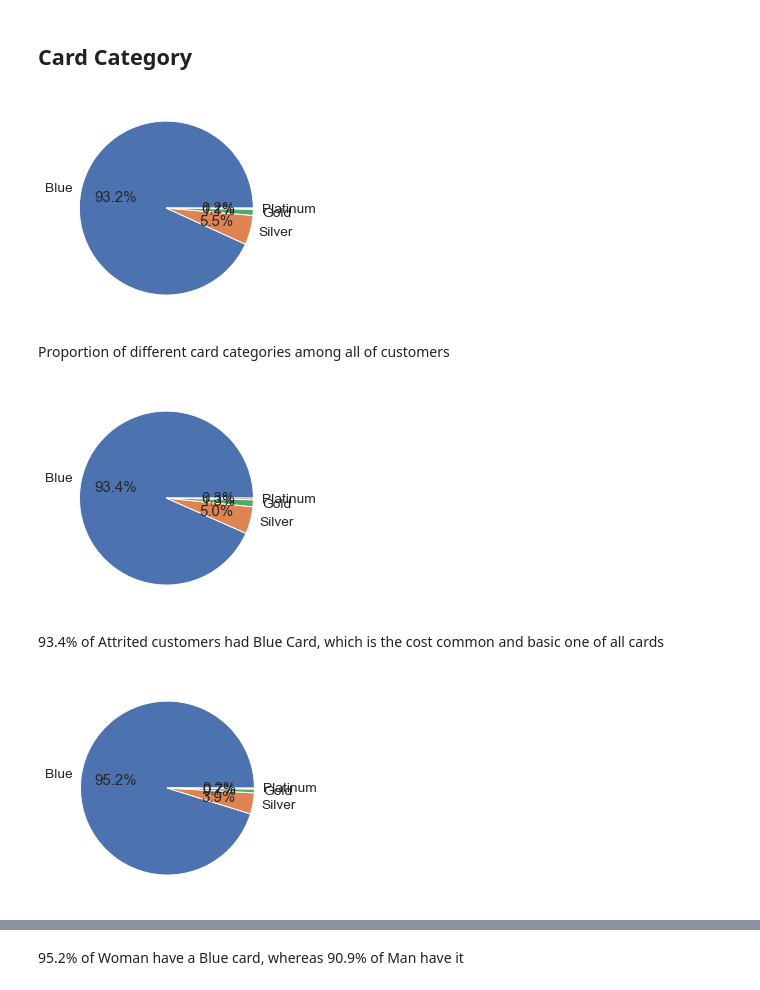
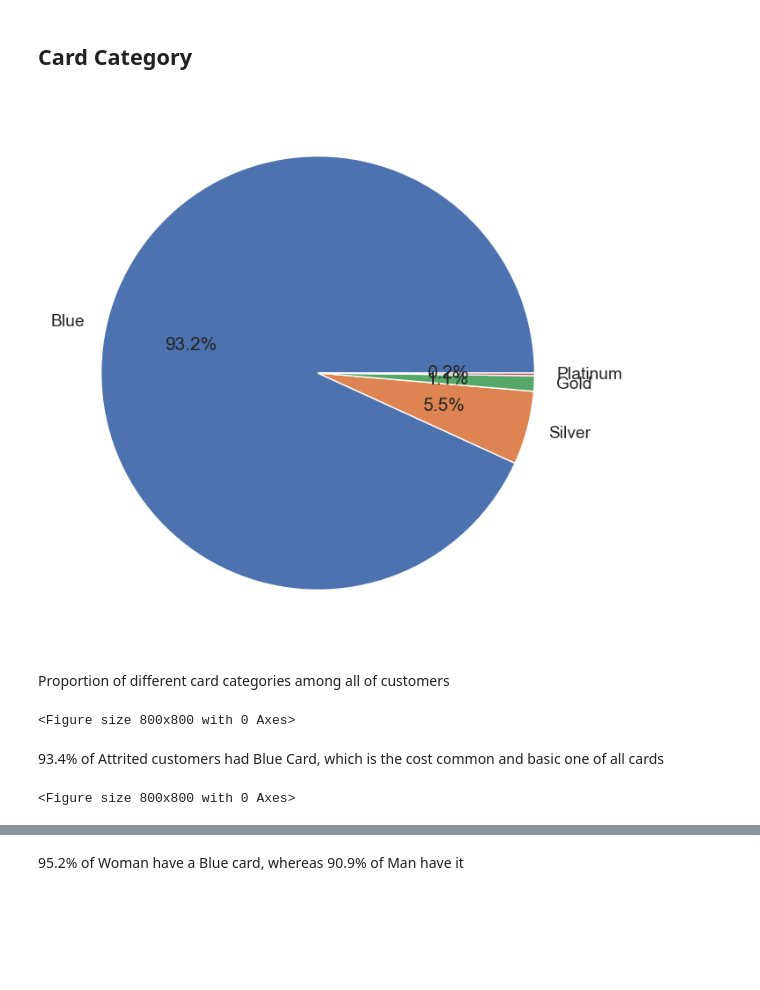
Before and after one commit to kasiadybcio/Credit_card, a Jupyter notebook: eda.ipynb, the cells around one changed output, grey strips where cells are left out. Saved outputs shown, nothing was run; the diff lists cells and outputs as text; code cells hidden in the pictures; blank space fills up the shorter version.

```diff
--- a/eda.ipynb
+++ b/eda.ipynb
@@ -250,3 +271,9 @@ In our dataset there's a slight imbalance in gender distribution, with a 3% high
 # %%
 #pip install --upgrade seaborn
 #dla kasi, po aktualizacji usun to
+# %%
+sns.set_style("whitegrid",{'font_scale':'1.6'})
+plt.figure(figsize=(8,8))
+g = sns.catplot(data,x = "Gender",kind="bar",y = 'Attrition_Flag')
+g.set(ylim=(0, 1))
+plt.show()
@@ -271,25 +306,28 @@ plt.show()
 ## Card Category
 # %%
 sns.set_style("whitegrid",{'font_scale':'1.6'})
+plt.figure(figsize=(8,8))
 plt.pie(data['Card_Category'].value_counts(),labels = data['Card_Category'].value_counts().index,autopct='%1.1f%%')
 plt.show()
 # %% [output]
-[figure, old version]
+[figure, new version]
 # %% [markdown]
 Proportion of different card categories among all of customers
 # %%
 sns.set_style("whitegrid",{'font_scale':'1.6'})
-plt.pie(data[data['Attrition_Flag']==1]['Card_Category'].value_counts(),labels = data[data['Attrition_Flag']==1]['Card_Category'].value_counts().index,autopct='%1.1f%%')
+plt.figure(figsize=(8,8))
+# plt.pie(data[data['Attrition_Flag']==1]['Card_Category'].value_counts(),labels = data[data['Attrition_Flag']==1]['Card_Category'].value_counts().index,autopct='%1.1f%%')
 plt.show()
 # %% [output]
-[figure, removed]
+<Figure size 800x800 with 0 Axes>
 # %% [markdown]
 93.4% of Attrited customers had Blue Card, which is the cost common and basic one of all cards
 # %%
 sns.set_style("whitegrid",{'font_scale':'1.6'})
-plt.pie(data[data['Gender']=='F']['Card_Category'].value_counts(),labels = data[data['Gender']=='F']['Card_Category'].value_counts().index,autopct='%1.1f%%')
+plt.figure(figsize=(8,8))
+# plt.pie(data[data['Gender']=='F']['Card_Category'].value_counts(),labels = data[data['Gender']=='F']['Card_Category'].value_counts().index,autopct='%1.1f%%')
 plt.show()
 # %% [output]
-[figure, removed]
+<Figure size 800x800 with 0 Axes>
 # %%
 sns.set_style("whitegrid",{'font_scale':'1.6'})
```
Also changed, not shown: parts of 40 cells of this notebook.
